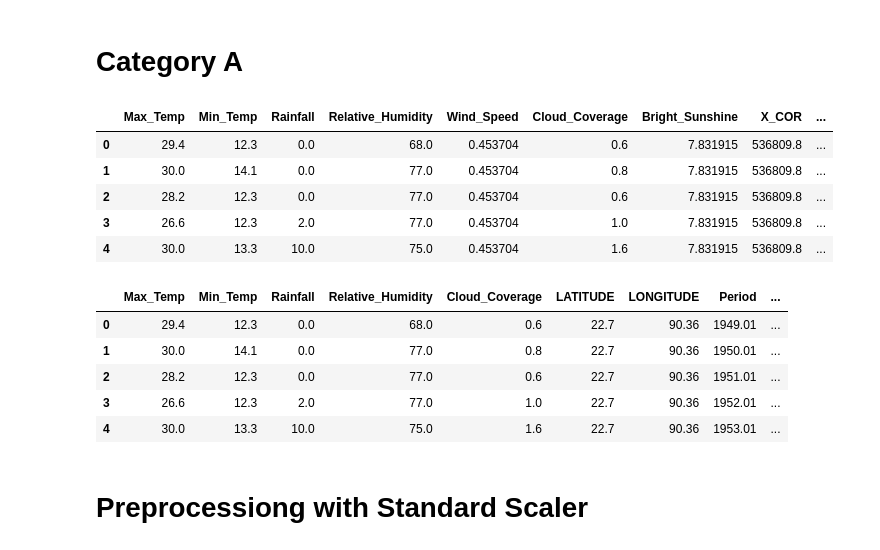
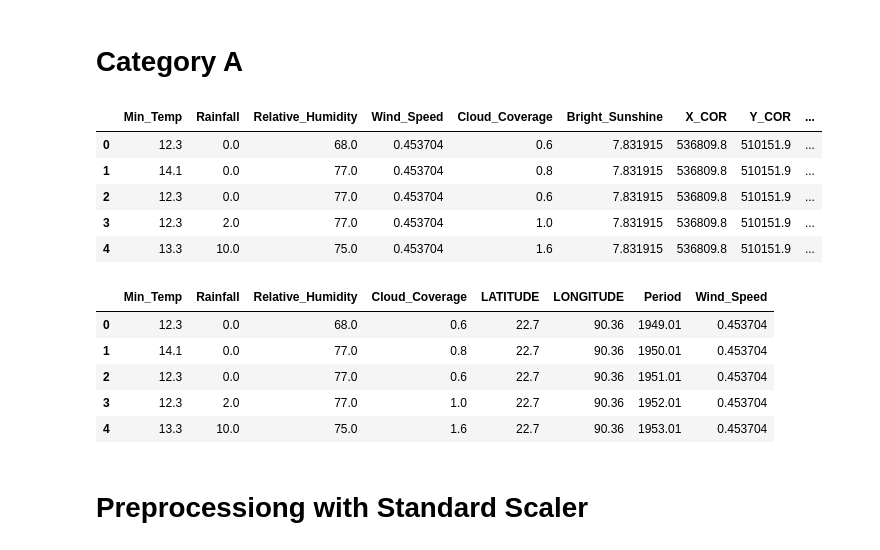
Before and after one commit to Sujaur312998/ML-Wind-Speedd-Prediction, a Jupyter notebook: Regression/Day 4/Categoty A.ipynb, the cells around one changed output. Cells and saved outputs as stored; diff of their text form; code cells hidden in the pictures.

```diff
--- a/Regression/Day 4/Categoty A.ipynb
+++ b/Regression/Day 4/Categoty A.ipynb
@@ -21,18 +21,18 @@ df = pd.read_csv('../../65 Years of Weather Data Bangladesh (1948 - 2013).csv')
 # Category A
 # %%
 # Players to be selected
-li = ['Faridpur', 'Jessore', 'Khulna', 'Satkhira']
+# li = ["Chittagong (City-Ambagan)", "Chittagong (IAP-Patenga)", "Sandwip", "Sitakunda", "Kutubdia", "Cox's Bazar","Teknaf", "Sylhet", "Srimangal", "Rangamati"]
 
-df_new=df[df.Station_Names.isin(li)]
-df_new=df_new.drop(labels=["No","Station_Names","YEAR","Month","ALT","Station_Number"], axis=1)
+# df_new=df[df.Station_Names.isin(li)]
+df_new=df.drop(labels=["No","Max_Temp","Station_Names","YEAR","Month","ALT","Station_Number"], axis=1)
 df_new.head()
 # %% [output]
-|  | Max_Temp | Min_Temp | Rainfall | Relative_Humidity | Wind_Speed | Cloud_Coverage | Bright_Sunshine | X_COR | ... |
-| 0 | 29.4 | 12.3 | 0.0 | 68.0 | 0.453704 | 0.6 | 7.831915 | 536809.8 | ... |
-| 1 | 30.0 | 14.1 | 0.0 | 77.0 | 0.453704 | 0.8 | 7.831915 | 536809.8 | ... |
-| 2 | 28.2 | 12.3 | 0.0 | 77.0 | 0.453704 | 0.6 | 7.831915 | 536809.8 | ... |
-| 3 | 26.6 | 12.3 | 2.0 | 77.0 | 0.453704 | 1.0 | 7.831915 | 536809.8 | ... |
-| 4 | 30.0 | 13.3 | 10.0 | 75.0 | 0.453704 | 1.6 | 7.831915 | 536809.8 | ... |
+|  | Min_Temp | Rainfall | Relative_Humidity | Wind_Speed | Cloud_Coverage | Bright_Sunshine | X_COR | Y_COR | ... |
+| 0 | 12.3 | 0.0 | 68.0 | 0.453704 | 0.6 | 7.831915 | 536809.8 | 510151.9 | ... |
+| 1 | 14.1 | 0.0 | 77.0 | 0.453704 | 0.8 | 7.831915 | 536809.8 | 510151.9 | ... |
+| 2 | 12.3 | 0.0 | 77.0 | 0.453704 | 0.6 | 7.831915 | 536809.8 | 510151.9 | ... |
+| 3 | 12.3 | 2.0 | 77.0 | 0.453704 | 1.0 | 7.831915 | 536809.8 | 510151.9 | ... |
+| 4 | 13.3 | 10.0 | 75.0 | 0.453704 | 1.6 | 7.831915 | 536809.8 | 510151.9 | ... |
 # %%
 z = df_new["Wind_Speed"]
 
@@ -40,12 +40,12 @@ df_new = df_new.drop(labels=["Wind_Speed","X_COR","Y_COR","Bright_Sunshine"], ax
 df_new['Wind_Speed'] = z
 df_new.head()
 # %% [output]
-|  | Max_Temp | Min_Temp | Rainfall | Relative_Humidity | Cloud_Coverage | LATITUDE | LONGITUDE | Period | ... |
-| 0 | 29.4 | 12.3 | 0.0 | 68.0 | 0.6 | 22.7 | 90.36 | 1949.01 | ... |
-| 1 | 30.0 | 14.1 | 0.0 | 77.0 | 0.8 | 22.7 | 90.36 | 1950.01 | ... |
-| 2 | 28.2 | 12.3 | 0.0 | 77.0 | 0.6 | 22.7 | 90.36 | 1951.01 | ... |
-| 3 | 26.6 | 12.3 | 2.0 | 77.0 | 1.0 | 22.7 | 90.36 | 1952.01 | ... |
-| 4 | 30.0 | 13.3 | 10.0 | 75.0 | 1.6 | 22.7 | 90.36 | 1953.01 | ... |
+|  | Min_Temp | Rainfall | Relative_Humidity | Cloud_Coverage | LATITUDE | LONGITUDE | Period | Wind_Speed |
+| 0 | 12.3 | 0.0 | 68.0 | 0.6 | 22.7 | 90.36 | 1949.01 | 0.453704 |
+| 1 | 14.1 | 0.0 | 77.0 | 0.8 | 22.7 | 90.36 | 1950.01 | 0.453704 |
+| 2 | 12.3 | 0.0 | 77.0 | 0.6 | 22.7 | 90.36 | 1951.01 | 0.453704 |
+| 3 | 12.3 | 2.0 | 77.0 | 1.0 | 22.7 | 90.36 | 1952.01 | 0.453704 |
+| 4 | 13.3 | 10.0 | 75.0 | 1.6 | 22.7 | 90.36 | 1953.01 | 0.453704 |
 # %%
 X = df_new.iloc[:,:-1]
 Y = df_new.iloc[:,-1]
```
Also changed, not shown: parts of 9 cells of this notebook, 9 other files.
